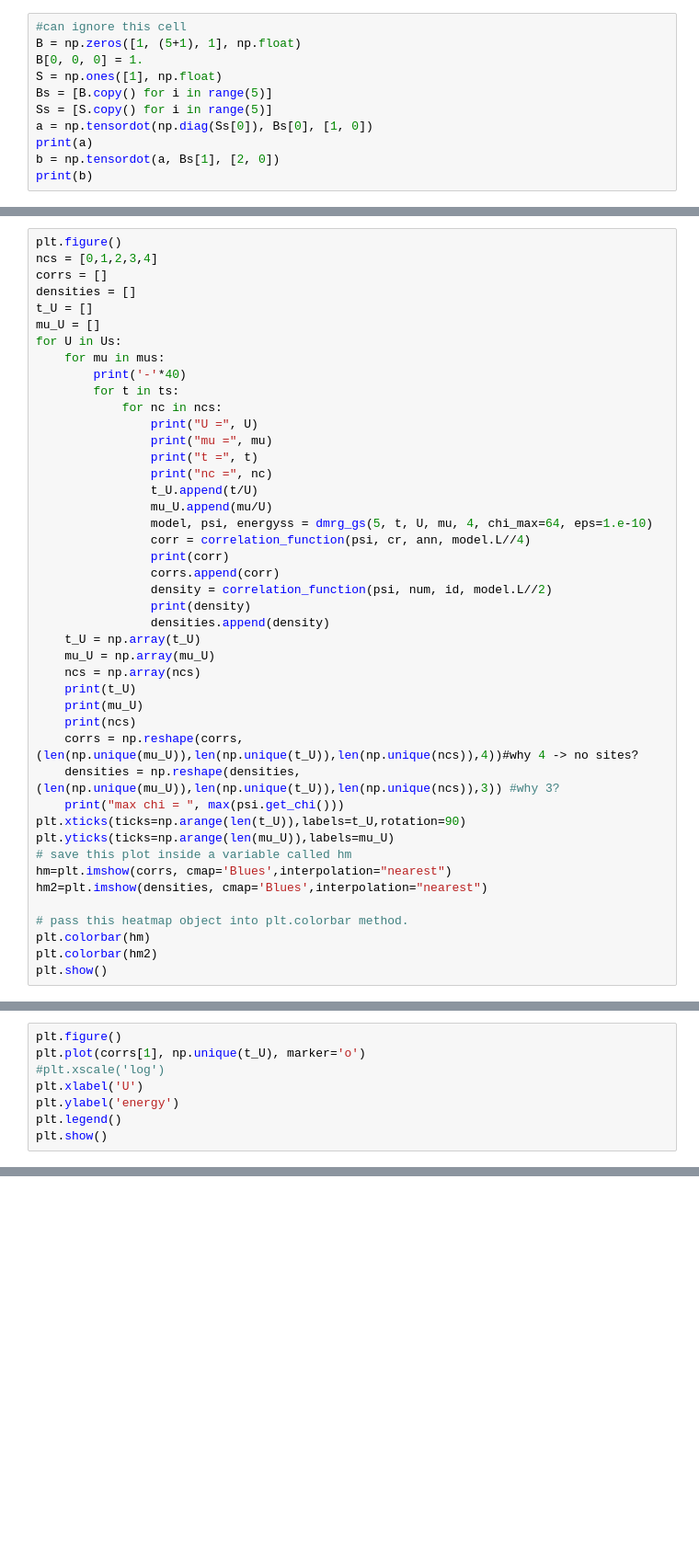
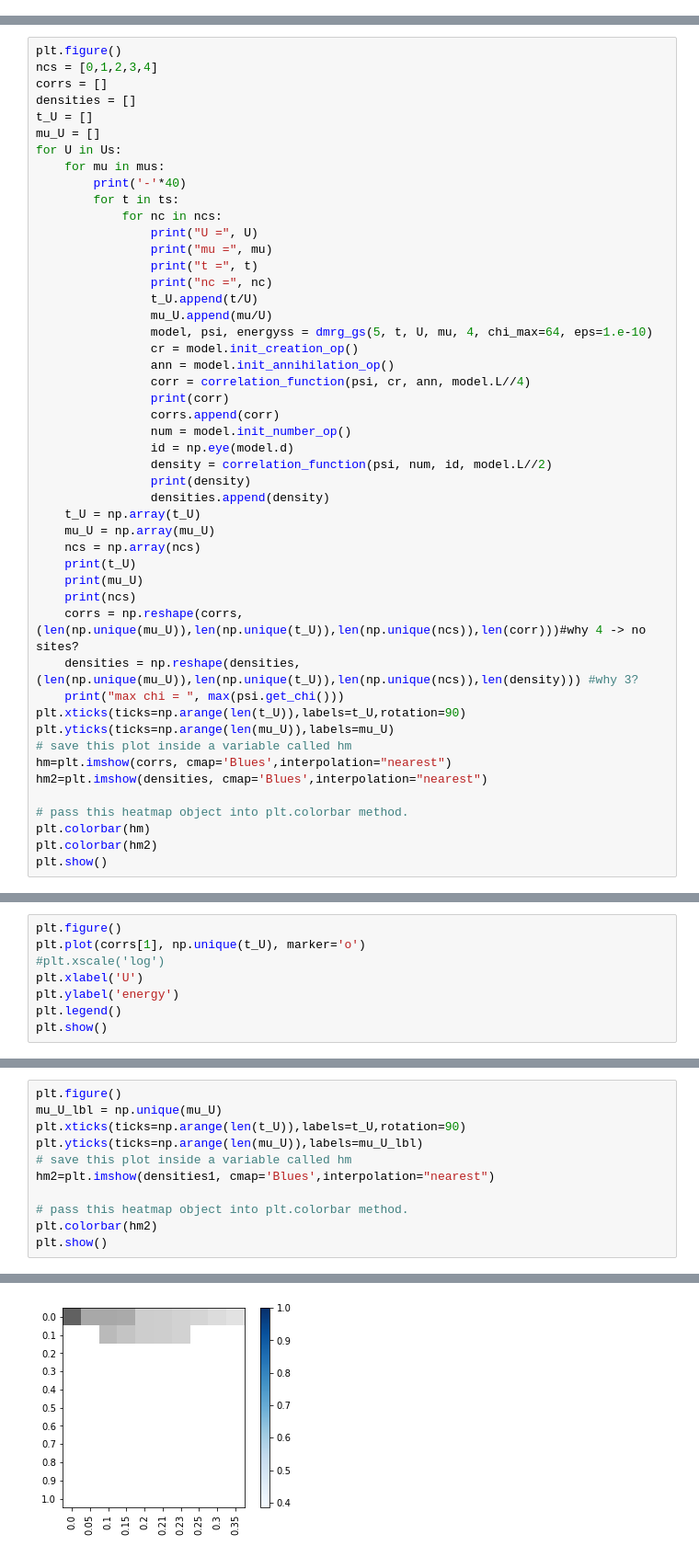
Before and after one commit to emilymayhaworth/CMMBPproject10, a Jupyter notebook: implementation_final.ipynb, the cells around one changed output, grey strips where cells are left out. Shown at 92% size. Drawn from its saved outputs; the diff is of its cells as text; blank space fills up the shorter version.

```diff
--- a/implementation_final.ipynb
+++ b/implementation_final.ipynb
@@ -5,17 +5,6 @@ from bosehubbardfile import BoseHubbardModel
 import matplotlib.pyplot as plt
 import numpy as np
 %matplotlib inline
-# %%
-#can ignore this cell
-B = np.zeros([1, (5+1), 1], np.float)
-B[0, 0, 0] = 1.
-S = np.ones([1], np.float)
-Bs = [B.copy() for i in range(5)]
-Ss = [S.copy() for i in range(5)]
-a = np.tensordot(np.diag(Ss[0]), Bs[0], [1, 0])
-print(a)
-b = np.tensordot(a, Bs[1], [2, 0])
-print(b)
 # %%
 def my_expectation_value(psi, model):
     for i in range(model.L):
@@ -383,9 +344,13 @@ for U in Us:
                 t_U.append(t/U)
                 mu_U.append(mu/U)
                 model, psi, energyss = dmrg_gs(5, t, U, mu, 4, chi_max=64, eps=1.e-10)
+                cr = model.init_creation_op()
+                ann = model.init_annihilation_op()
                 corr = correlation_function(psi, cr, ann, model.L//4)
                 print(corr)
                 corrs.append(corr)
+                num = model.init_number_op()
+                id = np.eye(model.d)
                 density = correlation_function(psi, num, id, model.L//2)
                 print(density)
                 densities.append(density)
@@ -395,8 +360,8 @@ for U in Us:
     print(t_U)
     print(mu_U)
     print(ncs)
-    corrs = np.reshape(corrs, (len(np.unique(mu_U)),len(np.unique(t_U)),len(np.unique(ncs)),4))#why 4 -> no sites?
-    densities = np.reshape(densities, (len(np.unique(mu_U)),len(np.unique(t_U)),len(np.unique(ncs)),3)) #why 3?
+    corrs = np.reshape(corrs, (len(np.unique(mu_U)),len(np.unique(t_U)),len(np.unique(ncs)),len(corr)))#why 4 -> no sites?
+    densities = np.reshape(densities, (len(np.unique(mu_U)),len(np.unique(t_U)),len(np.unique(ncs)),len(density))) #why 3?
     print("max chi = ", max(psi.get_chi()))
 plt.xticks(ticks=np.arange(len(t_U)),labels=t_U,rotation=90)
 plt.yticks(ticks=np.arange(len(mu_U)),labels=mu_U)
@@ -479,0 +506,12 @@ plt.show()
+# %%
+plt.figure()
+mu_U_lbl = np.unique(mu_U)
+plt.xticks(ticks=np.arange(len(t_U)),labels=t_U,rotation=90)
+plt.yticks(ticks=np.arange(len(mu_U)),labels=mu_U_lbl)
+# save this plot inside a variable called hm
+hm2=plt.imshow(densities1, cmap='Blues',interpolation="nearest")
+
+# pass this heatmap object into plt.colorbar method.
+plt.colorbar(hm2)
+plt.show()
+# %% [output]
@@ -479,0 +519 @@ plt.show()
+[figure, added]
```
Also changed, not shown: parts of 16 cells of this notebook, 1 other file.
